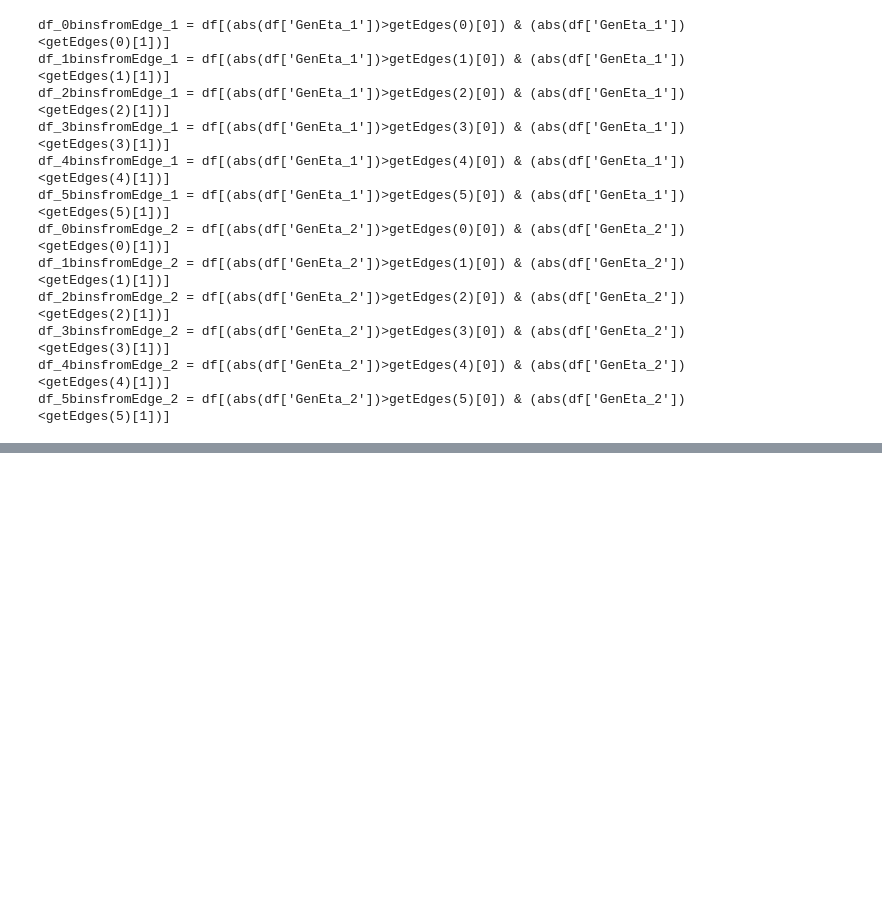
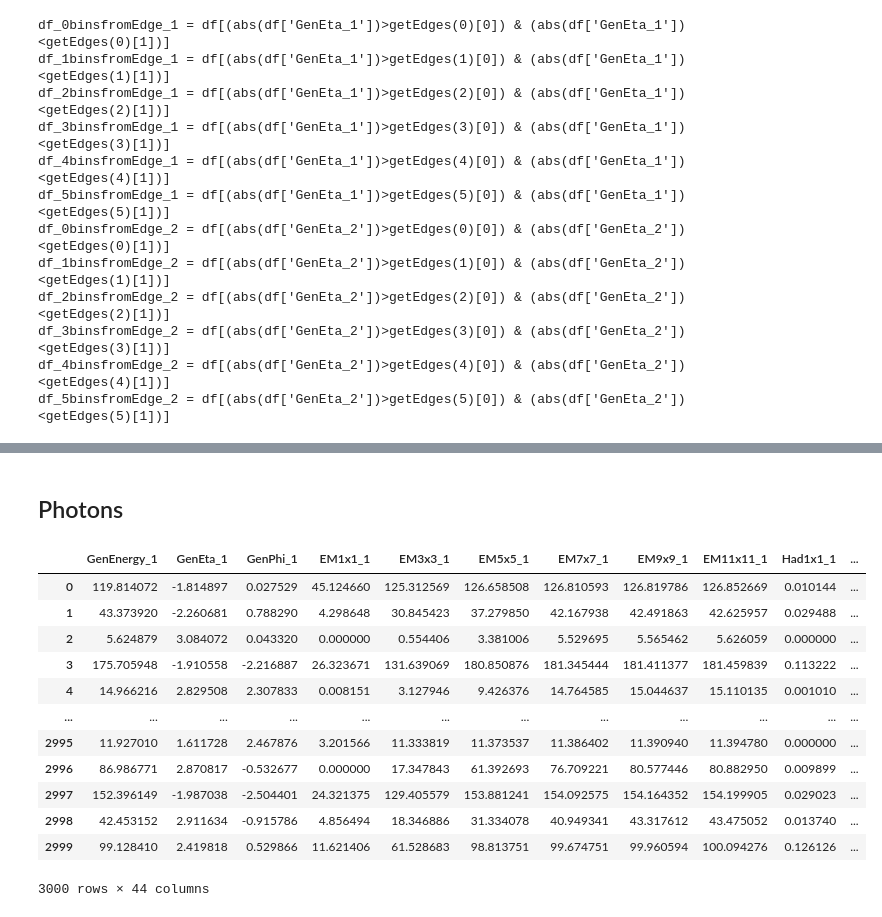
Before and after one commit to mhassans/PhysObjRes, a Jupyter notebook: plotVariables.ipynb, the cells around one changed output, grey strips where cells are left out. Saved outputs shown, nothing was run; the diff lists cells and outputs as text; code cells hidden in the pictures; blank space fills up the shorter version.

```diff
--- a/plotVariables.ipynb
+++ b/plotVariables.ipynb
@@ -28,9 +30,9 @@ def color2Dplot(x, y, z, xlabel='', ylabel='', zlabel='', title=''):
     cbar = plt.colorbar(points)
     cbar.set_label(zlabel)
 
-def MakeDataFrame(fileDir, fileName):
-    f = uproot.open(fileDir + fileName)
-    tree = f[fileName.replace('.root','')]
+def MakeDataFrame(inputFile):
+    f = uproot.open(inputFile)
+    tree = f[inputFile.split('/')[-1].replace('.root','')]
     df = tree.arrays(library="pd")
     df['Tot1x1_1'] = df['EM1x1_1'] + df['Had1x1_1']
     df['Tot3x3_1'] = df['EM3x3_1'] + df['Had3x3_1']
@@ -112,2 +304,20 @@ Text(0.5, 1.0, 'sa')
+# %% [markdown]
+## Photons
 # %%
-df_photon200 = MakeDataFrame('varsDir/', '.root')
+df_photon200 = MakeDataFrame('varsDir/vars_photonsPtLt200GeV_NoPU_WithEnergySplit.root')
+# %%
+df_photon200
+# %% [output]
+|  | GenEnergy_1 | GenEta_1 | GenPhi_1 | EM1x1_1 | EM3x3_1 | EM5x5_1 | EM7x7_1 | EM9x9_1 | EM11x11_1 | Had1x1_1 | ... |
+| 0 | 119.814072 | -1.814897 | 0.027529 | 45.124660 | 125.312569 | 126.658508 | 126.810593 | 126.819786 | 126.852669 | 0.010144 | ... |
+| 1 | 43.373920 | -2.260681 | 0.788290 | 4.298648 | 30.845423 | 37.279850 | 42.167938 | 42.491863 | 42.625957 | 0.029488 | ... |
+| 2 | 5.624879 | 3.084072 | 0.043320 | 0.000000 | 0.554406 | 3.381006 | 5.529695 | 5.565462 | 5.626059 | 0.000000 | ... |
+| 3 | 175.705948 | -1.910558 | -2.216887 | 26.323671 | 131.639069 | 180.850876 | 181.345444 | 181.411377 | 181.459839 | 0.113222 | ... |
+| 4 | 14.966216 | 2.829508 | 2.307833 | 0.008151 | 3.127946 | 9.426376 | 14.764585 | 15.044637 | 15.110135 | 0.001010 | ... |
+| ... | ... | ... | ... | ... | ... | ... | ... | ... | ... | ... | ... |
+| 2995 | 11.927010 | 1.611728 | 2.467876 | 3.201566 | 11.333819 | 11.373537 | 11.386402 | 11.390940 | 11.394780 | 0.000000 | ... |
+| 2996 | 86.986771 | 2.870817 | -0.532677 | 0.000000 | 17.347843 | 61.392693 | 76.709221 | 80.577446 | 80.882950 | 0.009899 | ... |
+| 2997 | 152.396149 | -1.987038 | -2.504401 | 24.321375 | 129.405579 | 153.881241 | 154.092575 | 154.164352 | 154.199905 | 0.029023 | ... |
+| 2998 | 42.453152 | 2.911634 | -0.915786 | 4.856494 | 18.346886 | 31.334078 | 40.949341 | 43.317612 | 43.475052 | 0.013740 | ... |
+| 2999 | 99.128410 | 2.419818 | 0.529866 | 11.621406 | 61.528683 | 98.813751 | 99.674751 | 99.960594 | 100.094276 | 0.126126 | ... |
+3000 rows × 44 columns
```
Also changed, not shown: parts of 18 cells of this notebook, 1 other file.
